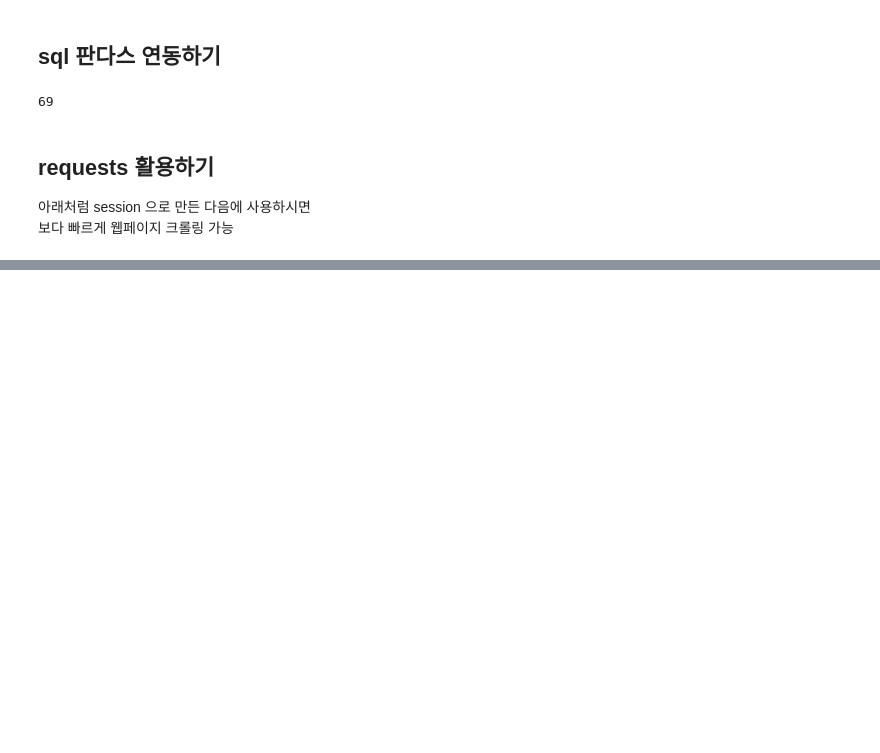
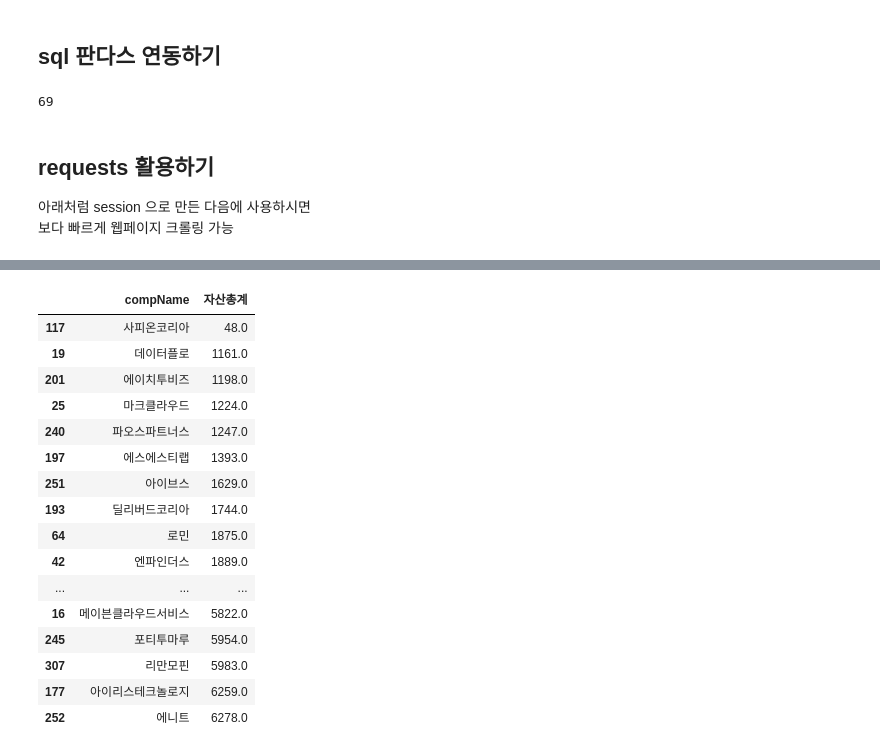
Before and after one commit to 5amriley/KDT_05_Crawling_Project, a Jupyter notebook: OYS/templates.ipynb, the cells around one changed output, grey strips where cells are left out. Drawn from its saved outputs; the diff is of its cells as text; code cells hidden in the pictures; blank space fills up the shorter version.

```diff
--- a/OYS/templates.ipynb
+++ b/OYS/templates.ipynb
@@ -92,0 +239,3 @@ with requests.session() as session:
+# %%
+df자산총계desc = df2022[['compName', '자산총계']].sort_values('자산총계', ascending=False)
+df자산총계desc
@@ -92,0 +288,21 @@ with requests.session() as session:
+# %%
+df자산낮은100=df자산총계desc.sort_values('자산총계', ascending=True).head(50)
+df자산낮은100
+# %% [output]
+|  | compName | 자산총계 |
+| 117 | 사피온코리아 | 48.0 |
+| 19 | 데이터플로 | 1161.0 |
+| 201 | 에이치투비즈 | 1198.0 |
+| 25 | 마크클라우드 | 1224.0 |
+| 240 | 파오스파트너스 | 1247.0 |
+| 197 | 에스에스티랩 | 1393.0 |
+| 251 | 아이브스 | 1629.0 |
+| 193 | 딜리버드코리아 | 1744.0 |
+| 64 | 로민 | 1875.0 |
+| 42 | 엔파인더스 | 1889.0 |
+| ... | ... | ... |
+| 16 | 메이븐클라우드서비스 | 5822.0 |
+| 245 | 포티투마루 | 5954.0 |
+| 307 | 리만모핀 | 5983.0 |
+| 177 | 아이리스테크놀로지 | 6259.0 |
+| 252 | 에니트 | 6278.0 |
```
Also changed, not shown: parts of 14 cells of this notebook, 1 other file.
